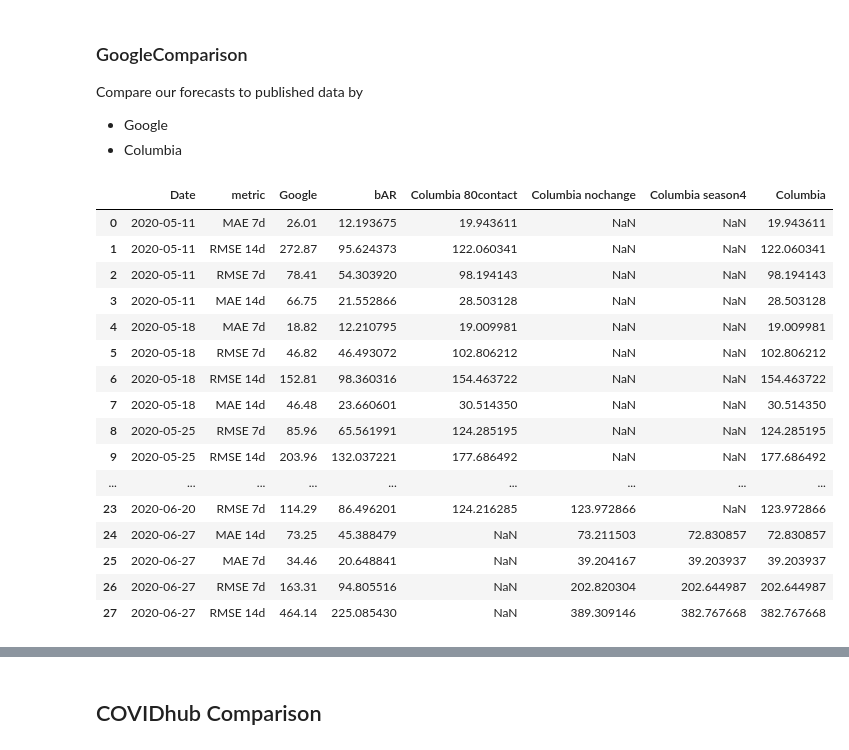
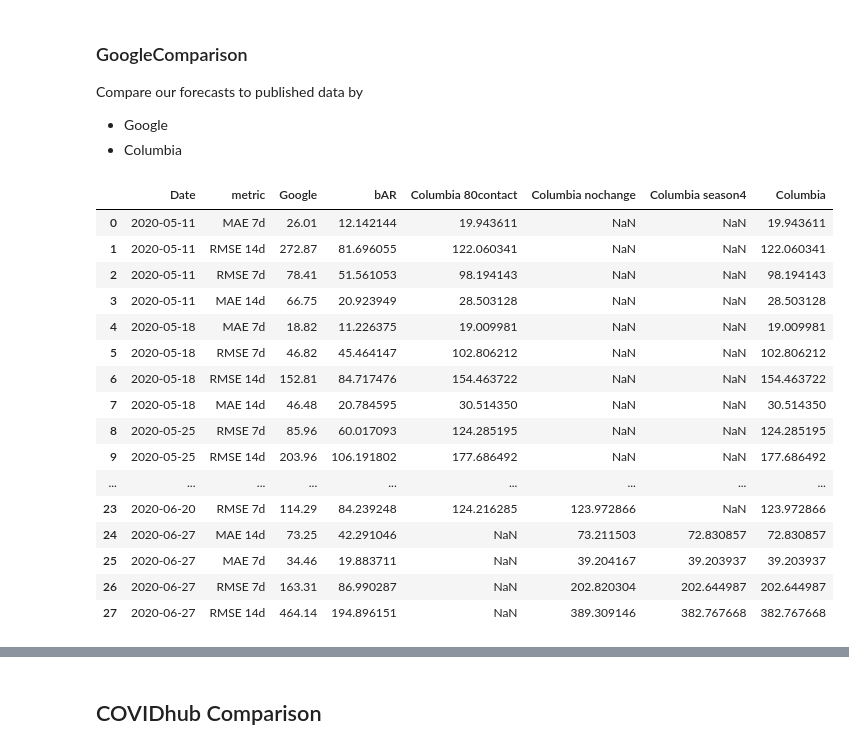
Before and after one commit to facebookresearch/covid19_spread, a Jupyter notebook: notebooks/paper-us-counties.ipynb, the cells around one changed output, grey strips where cells are left out. Cells and saved outputs as stored; diff of their text form; code cells hidden in the pictures.

```diff
--- a/notebooks/paper-us-counties.ipynb
+++ b/notebooks/paper-us-counties.ipynb
@@ -165,7 +194,8 @@ job = "us/2020_08_27_09_22_06"
 #job = "us/2020_08_27_13_52_51"
 #job = "us/2020_08_30_08_01_39"
 #job = "us/2020_09_02_14_01_50"
-job = "us/2020_09_02_17_28_36" # google + covidhub
+job = "us/2020_09_02_17_28_36"  # google + covidhub
+job = "us/2020_09_06_06_29_16"  # google + covidhub no granger
 
 fs, cfgs = load_backfill(job, model='bar', forecast="best_rmse_deltas")
 cfgs.drop(columns=['fdat', 'fpop', 'job'])
@@ -200,51 +229,51 @@ forecasts = {
     'Columbia nochange': (f'/checkpoint/mattle/covid19/csvs/{case_type[1]}/columbia_nochange/counts_{{}}.csv', '#f29111', 'solid', True),
     'Columbia season4': (f'/checkpoint/mattle/covid19/csvs/{case_type[1]}/columbia_season4/counts_{{}}.csv', '#f29111', 'solid', True),
 }
 
 models = ['bAR', 'Google', 'Columbia']
 columbia_dates = ['2020-05-10', '2020-05-17', '2020-05-24', '2020-05-31', '2020-06-07', '2020-06-21', '2020-06-28']
 
 mets = google_results
 dfs = ddict(dict)
 for date in google_results["Date"]:
     dfs['bAR'][date] = pd.read_csv(fs[date.strftime('%Y-%m-%d')], index_col="date", parse_dates=["date"])
-_mets = compute_metrics(df_region, dfs['bAR'])
+_mets = compute_metrics_google(df_region, dfs['bAR'])
 _mets = pd.melt(_mets, id_vars='Date', value_vars=metrics, var_name='metric', value_name='bAR').sort_values(by='Date')
 mets = pd.merge_asof(mets, _mets, on='Date', by='metric')
 
 for date in columbia_dates:
     for key, f in forecasts.items():
         fin = f[0].format(date)
         if os.path.exists(fin):
             dfs[key][date] = pd.read_csv(fin, index_col="date", parse_dates=["date"])
         else:
             dfs[key][date] = None
 for key in forecasts.keys():
-    _mets = compute_metrics(df_region, dfs[key])
+    _mets = compute_metrics_google(df_region, dfs[key])
     _mets = pd.melt(_mets, id_vars='Date', value_vars=metrics, var_name='metric', value_name=key).sort_values(by='Date')
     mets = pd.merge_asof(mets, _mets, on='Date', by='metric')
 
 columbia = [x for x in mets.columns if x.startswith('Columbia')]
 mets['Columbia'] = mets[columbia].min(axis=1)
 display(mets)
 # %% [output]
 |  | Date | metric | Google | bAR | Columbia 80contact | Columbia nochange | Columbia season4 | Columbia |
-| 0 | 2020-05-11 | MAE 7d | 26.01 | 12.193675 | 19.943611 | NaN | NaN | 19.943611 |
-| 1 | 2020-05-11 | RMSE 14d | 272.87 | 95.624373 | 122.060341 | NaN | NaN | 122.060341 |
-| 2 | 2020-05-11 | RMSE 7d | 78.41 | 54.303920 | 98.194143 | NaN | NaN | 98.194143 |
-| 3 | 2020-05-11 | MAE 14d | 66.75 | 21.552866 | 28.503128 | NaN | NaN | 28.503128 |
-| 4 | 2020-05-18 | MAE 7d | 18.82 | 12.210795 | 19.009981 | NaN | NaN | 19.009981 |
-| 5 | 2020-05-18 | RMSE 7d | 46.82 | 46.493072 | 102.806212 | NaN | NaN | 102.806212 |
-| 6 | 2020-05-18 | RMSE 14d | 152.81 | 98.360316 | 154.463722 | NaN | NaN | 154.463722 |
-| 7 | 2020-05-18 | MAE 14d | 46.48 | 23.660601 | 30.514350 | NaN | NaN | 30.514350 |
-| 8 | 2020-05-25 | RMSE 7d | 85.96 | 65.561991 | 124.285195 | NaN | NaN | 124.285195 |
-| 9 | 2020-05-25 | RMSE 14d | 203.96 | 132.037221 | 177.686492 | NaN | NaN | 177.686492 |
+| 0 | 2020-05-11 | MAE 7d | 26.01 | 12.142144 | 19.943611 | NaN | NaN | 19.943611 |
+| 1 | 2020-05-11 | RMSE 14d | 272.87 | 81.696055 | 122.060341 | NaN | NaN | 122.060341 |
+| 2 | 2020-05-11 | RMSE 7d | 78.41 | 51.561053 | 98.194143 | NaN | NaN | 98.194143 |
+| 3 | 2020-05-11 | MAE 14d | 66.75 | 20.923949 | 28.503128 | NaN | NaN | 28.503128 |
+| 4 | 2020-05-18 | MAE 7d | 18.82 | 11.226375 | 19.009981 | NaN | NaN | 19.009981 |
+| 5 | 2020-05-18 | RMSE 7d | 46.82 | 45.464147 | 102.806212 | NaN | NaN | 102.806212 |
+| 6 | 2020-05-18 | RMSE 14d | 152.81 | 84.717476 | 154.463722 | NaN | NaN | 154.463722 |
+| 7 | 2020-05-18 | MAE 14d | 46.48 | 20.784595 | 30.514350 | NaN | NaN | 30.514350 |
+| 8 | 2020-05-25 | RMSE 7d | 85.96 | 60.017093 | 124.285195 | NaN | NaN | 124.285195 |
+| 9 | 2020-05-25 | RMSE 14d | 203.96 | 106.191802 | 177.686492 | NaN | NaN | 177.686492 |
 | ... | ... | ... | ... | ... | ... | ... | ... | ... |
-| 23 | 2020-06-20 | RMSE 7d | 114.29 | 86.496201 | 124.216285 | 123.972866 | NaN | 123.972866 |
-| 24 | 2020-06-27 | MAE 14d | 73.25 | 45.388479 | NaN | 73.211503 | 72.830857 | 72.830857 |
-| 25 | 2020-06-27 | MAE 7d | 34.46 | 20.648841 | NaN | 39.204167 | 39.203937 | 39.203937 |
-| 26 | 2020-06-27 | RMSE 7d | 163.31 | 94.805516 | NaN | 202.820304 | 202.644987 | 202.644987 |
-| 27 | 2020-06-27 | RMSE 14d | 464.14 | 225.085430 | NaN | 389.309146 | 382.767668 | 382.767668 |
+| 23 | 2020-06-20 | RMSE 7d | 114.29 | 84.239248 | 124.216285 | 123.972866 | NaN | 123.972866 |
+| 24 | 2020-06-27 | MAE 14d | 73.25 | 42.291046 | NaN | 73.211503 | 72.830857 | 72.830857 |
+| 25 | 2020-06-27 | MAE 7d | 34.46 | 19.883711 | NaN | 39.204167 | 39.203937 | 39.203937 |
+| 26 | 2020-06-27 | RMSE 7d | 163.31 | 86.990287 | NaN | 202.820304 | 202.644987 | 202.644987 |
+| 27 | 2020-06-27 | RMSE 14d | 464.14 | 194.896151 | NaN | 389.309146 | 382.767668 | 382.767668 |
 # %%
 ms = pd.melt(mets, id_vars=['Date', 'metric'], value_vars=models, var_name='model')
 sources = {m: ([], []) for m in metrics}
```
Also changed, not shown: parts of 15 cells of this notebook.
